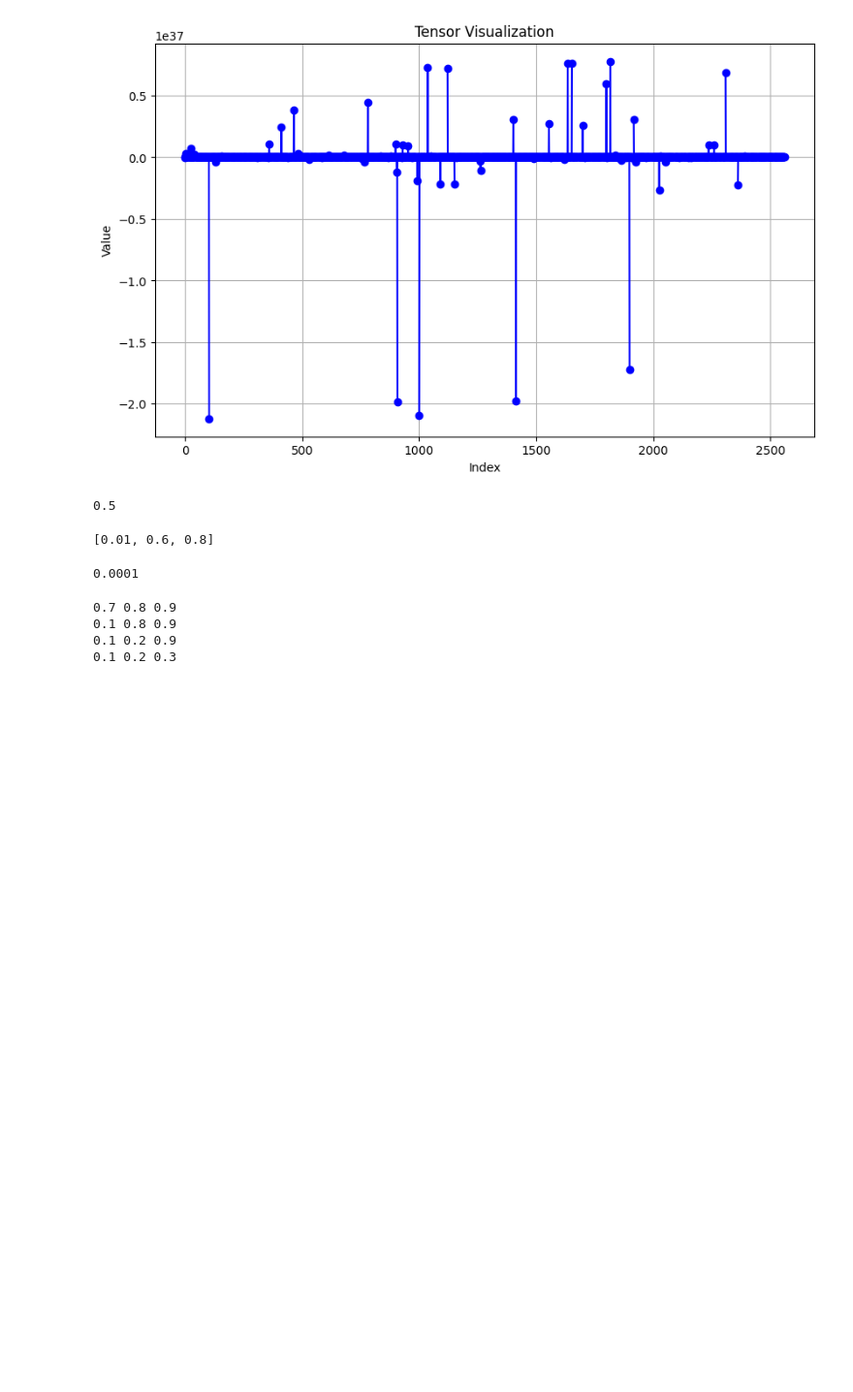
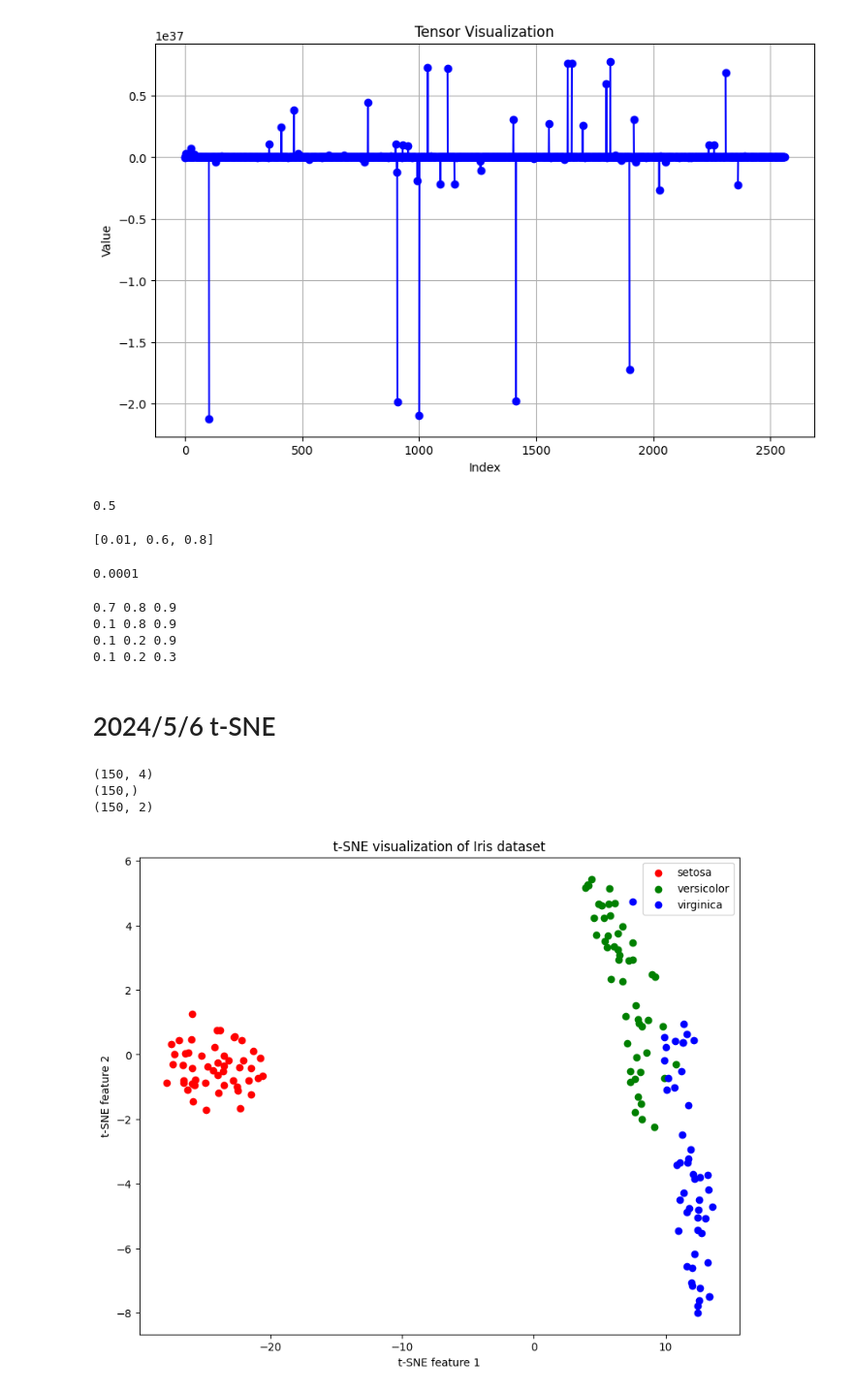
Before and after one commit to leokou42/WKN_SSO, a Jupyter notebook: src/testing_try.ipynb, the cells around one changed output. Shown at 97% size. Saved outputs shown, nothing was run; the diff lists cells and outputs as text; code cells hidden in the pictures; blank space fills up the shorter version.

```diff
--- a/src/testing_try.ipynb
+++ b/src/testing_try.ipynb
@@ -566,3 +566,37 @@ for c in range(len(Cg)):
 0.1 0.8 0.9
 0.1 0.2 0.9
 0.1 0.2 0.3
+# %% [markdown]
+# 2024/5/6 t-SNE
+# %%
+import numpy as np
+import matplotlib.pyplot as plt
+from sklearn import datasets
+from sklearn.manifold import TSNE
+
+# 加載數據集
+iris = datasets.load_iris()
+X = iris.data
+y = iris.target
+print(X.shape)
+print(y.shape)
+
+# 使用t-SNE進行降維
+tsne = TSNE(n_components=2, random_state=0)
+X_tsne = tsne.fit_transform(X)
+print(X_tsne.shape)
+
+# 繪製降維後的數據
+plt.figure(figsize=(10, 8))
+for i, c in zip(range(3), ['r', 'g', 'b']):
+    plt.scatter(X_tsne[y == i, 0], X_tsne[y == i, 1], c=c, label=iris.target_names[i])
+plt.xlabel('t-SNE feature 1')
+plt.ylabel('t-SNE feature 2')
+plt.legend()
+plt.title('t-SNE visualization of Iris dataset')
+plt.show()
+# %% [output]
+(150, 4)
+(150,)
+(150, 2)
+[figure, added]
```
Also changed, not shown: parts of 6 cells of this notebook, 14 other files.
